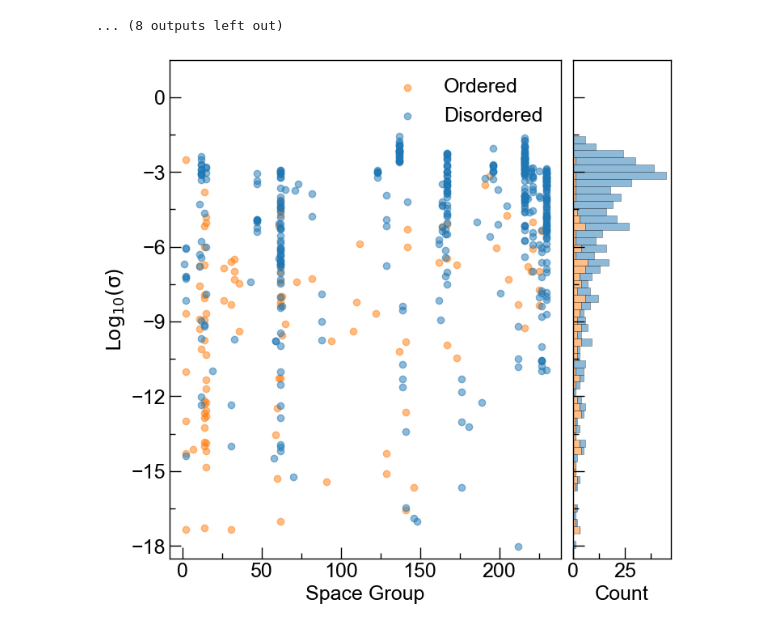
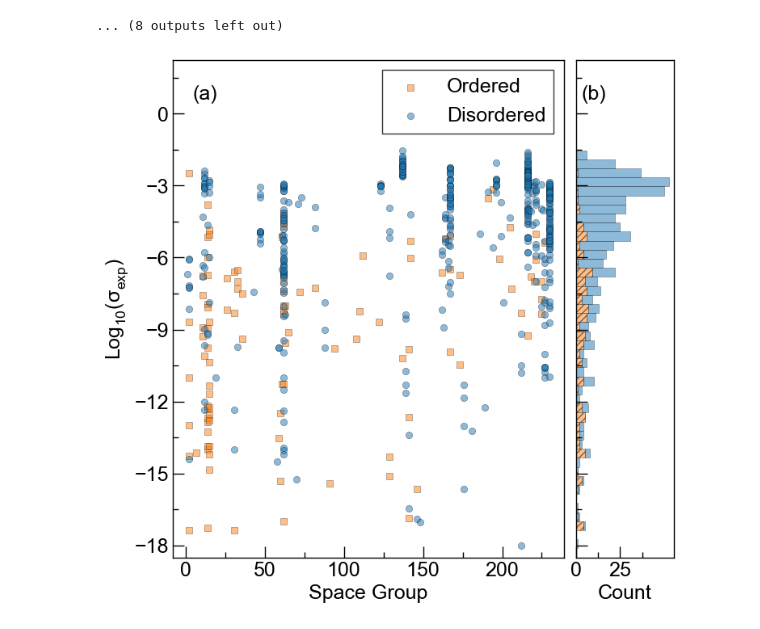
Before and after one commit to caltechlibrary/LiIonConductivityGraphs, a Jupyter notebook: notebooks/Step_2_Clean_and_Featurize_Labelled_Data.ipynb, the cells around one changed output. Drawn from its saved outputs; the diff is of its cells as text; code cells hidden in the pictures.

Commit message:
Updated plotting code to create database figure

```diff
--- a/notebooks/Step_2_Clean_and_Featurize_Labelled_Data.ipynb
+++ b/notebooks/Step_2_Clean_and_Featurize_Labelled_Data.ipynb
@@ -373,7 +373,7 @@ feature_df.to_pickle('data/graph_based_features_11022023_wo_duplicates.pkl')
 1/1 [==============================] - 0s 47ms/step
 ... (8 outputs left out)
 # %%
-labelled_conductivity_database_wo_duplicates = pd.read_csv('data/ionic_conductivity_database_11022023_wo_duplicates.csv')
+labelled_conductivity_database_wo_duplicates = pd.read_csv('../data/ionic_conductivity_database_11022023_wo_duplicates.csv')
 labelled_conductivity_database_wo_duplicates['space_group'] = labelled_conductivity_database_wo_duplicates['icsd_collectioncode'].progress_apply(get_space_group, cif_dir=icsd_li_cifs_path)
 labelled_conductivity_database_wo_duplicates['structure'] = labelled_conductivity_database_wo_duplicates['icsd_collectioncode'].progress_apply(load_cif_structure, cif_dir=icsd_li_cifs_path)
 labelled_conductivity_database_wo_duplicates['ordered'] = [struc.is_ordered for struc in labelled_conductivity_database_wo_duplicates['structure'].to_list()]
@@ -383,10 +383,6 @@ labelled_conductivity_database_wo_duplicates_sorted = labelled_conductivity_data
 # Split the dataframe based on 'ordered' column
 ordered_true = labelled_conductivity_database_wo_duplicates_sorted[labelled_conductivity_database_wo_duplicates_sorted['ordered'] == True]
 ordered_false = labelled_conductivity_database_wo_duplicates_sorted[labelled_conductivity_database_wo_duplicates_sorted['ordered'] == False]
-
-# Define colors
-#color_disordered = "royalblue"
-#color_ordered = "coral"
 
 color_disordered = "tab:blue"
 color_ordered = "tab:orange"
@@ -395,7 +391,6 @@ color_ordered = "tab:orange"
 plt.rcParams['font.family'] = 'Arial'
 plt.rcParams['axes.linewidth'] = 1
 
-
 fig = plt.figure(figsize=(8, 8))
 gs = GridSpec(1, 2, width_ratios=[4, 1], figure=fig, wspace=0.05)
 
@@ -403,45 +398,66 @@ gs = GridSpec(1, 2, width_ratios=[4, 1], figure=fig, wspace=0.05)
 major_sg_xticks = [0, 50, 100, 150, 200]
 minor_sg_xticks = [25, 75, 125, 175, 225]
 major_cond_yticks = [-18, -15, -12, -9, -6, -3, 0]
-minor_cond_yticks = [-16.5, -13.5, -10.5, -7.5, -4.5, -1.5]
+minor_cond_yticks = [-16.5, -13.5, -10.5, -7.5, -4.5, -1.5, 1.5]
 major_condcount_xticks = [0, 25]
 minor_condcount_xticks = [12.5, 37.5]
 
 # Main scatter plot
 ax_main = fig.add_subplot(gs[0, 0])
-ax_main.scatter(ordered_true['space_group'], ordered_true['log10conductivity'], alpha=0.5, color=color_ordered, edgecolors=None, label='Ordered')
-ax_main.scatter(ordered_false['space_group'], ordered_false['log10conductivity'], alpha=0.5, color=color_disordered, edgecolors=None, label='Disordered')
-ax_main.set_ylabel(r'$\mathrm{\mathsf{Log}_{10}(\sigma)}$', fontsize=18)
+ax_main.text(0.05, 0.95, '(a)', fontsize=18, verticalalignment='top', horizontalalignment='left', transform=ax_main.transAxes)
+ax_main.scatter(ordered_true['space_group'], ordered_true['log10conductivity'], alpha=0.5, color=color_ordered, edgecolors='k', marker='s', linewidth=0.4, label='Ordered')
+ax_main.scatter(ordered_false['space_group'], ordered_false['log10conductivity'], alpha=0.5, color=color_disordered, edgecolors='k', linewidth=0.4, marker='o', label='Disordered')
+
+params = {'mathtext.default': 'regular' }
+plt.rcParams.update(params)
+
+ax_main.set_ylabel(r'Log$_{10}(\sigma_{exp})$', fontsize=18)
 ax_main.set_xlabel('Space Group', fontsize=18)
 ax_main.set_xticks(major_sg_xticks)
 ax_main.set_xticks(minor_sg_xticks, minor=True)
 ax_main.tick_params(axis='both', which='major', direction='in', length=10, width=1, labelsize=18, colors='k')  # Set tick parameters for major ticks
 ax_main.tick_params(axis='both', which='minor', direction='in', length=5, width=1, colors='k')  # Set tick parameters for minor ticks
 ax_main.set_xlim([-8, 239])
-ax_main.set_ylim([-18.5, 1.5])
+ax_main.set_ylim([-18.5, 2.25])
 ax_main.set_xticks(major_sg_xticks)
-ax_main.set_xticks(minor_sg_xticks, minor=True)  # Set minor y-axis ticks
+ax_main.set_xticks(minor_sg_xticks, minor=True)
 ax_main.set_yticks(major_cond_yticks)
-ax_main.set_yticks(minor_cond_yticks, minor=True)  # Set minor y-axis ticks
+ax_main.set_yticks(minor_cond_yticks, minor=True)
 
 # Add legend to the main plot
-ax_main.legend(loc='upper right', fontsize=18, frameon=False)
+ax_main.legend(loc='upper right', fontsize=18, frameon=True, fancybox=False, edgecolor='k')
 
 ax_right = fig.add_subplot(gs[0, 1])
-ax_right.hist([ordered_true['log10conductivity'], ordered_false['log10conductivity']], orientation='horizontal', bins=100, color=[color_ordered, color_disordered], edgecolor='k', linewidth=0.4, stacked=True, alpha=0.5)
+bins = 55
+
+# First histogram (ordered_true) without hatching
+counts_ordered_true, bins_true, _ = ax_right.hist(ordered_true['log10conductivity'],
+              orientation='horizontal', bins=bins,
+              color=color_ordered,
+              edgecolor='k', linewidth=0.4, alpha=0.5, label='Ordered', hatch='////',
+                                                  range=(-18.5, 2.25))
+
+# Second histogram (ordered_false) with hatching, stacked on top of ordered_true
+ax_right.hist(ordered_false['log10conductivity'],
+              orientation='horizontal', bins=bins,
+              color=color_disordered,
+              edgecolor='k', linewidth=0.4, alpha=0.5, label='Disordered',
+              bottom=counts_ordered_true, range=(-18.5, 2.25))
+
 ax_right.tick_params(axis='both', which='major', direction='in', length=10, width=1, labelsize=18, colors='k')
 ax_right.tick_params(axis='both', which='minor', direction='in', length=5, width=1, colors='k')
 ax_right.set_xlabel('Count', fontsize=18)
 ax_right.set_ylabel('')
 ax_right.set_yticklabels([])
-ax_right.set_ylim([-18.5, 1.5])
+ax_right.set_ylim([-18.5, 2.25])
 ax_right.set_yticks(major_cond_yticks)
 ax_right.set_yticks(minor_cond_yticks, minor=True)
 ax_right.set_xticks(major_condcount_xticks)
 ax_right.set_xticks(minor_condcount_xticks, minor=True)
+ax_right.text(0.05, 0.95, '(b)', fontsize=18, verticalalignment='top', horizontalalignment='left', transform=ax_right.transAxes)
 
 plt.tight_layout()
-#plt.savefig('database.png', dpi=1200, bbox_inches='tight')
+#plt.savefig('../figures/database.png', dpi=450, bbox_inches='tight')
 plt.show()
 # %% [output]
-[figure, old version]
+[figure, new version]
```
Also changed, not shown: parts of 1 cell of this notebook.
